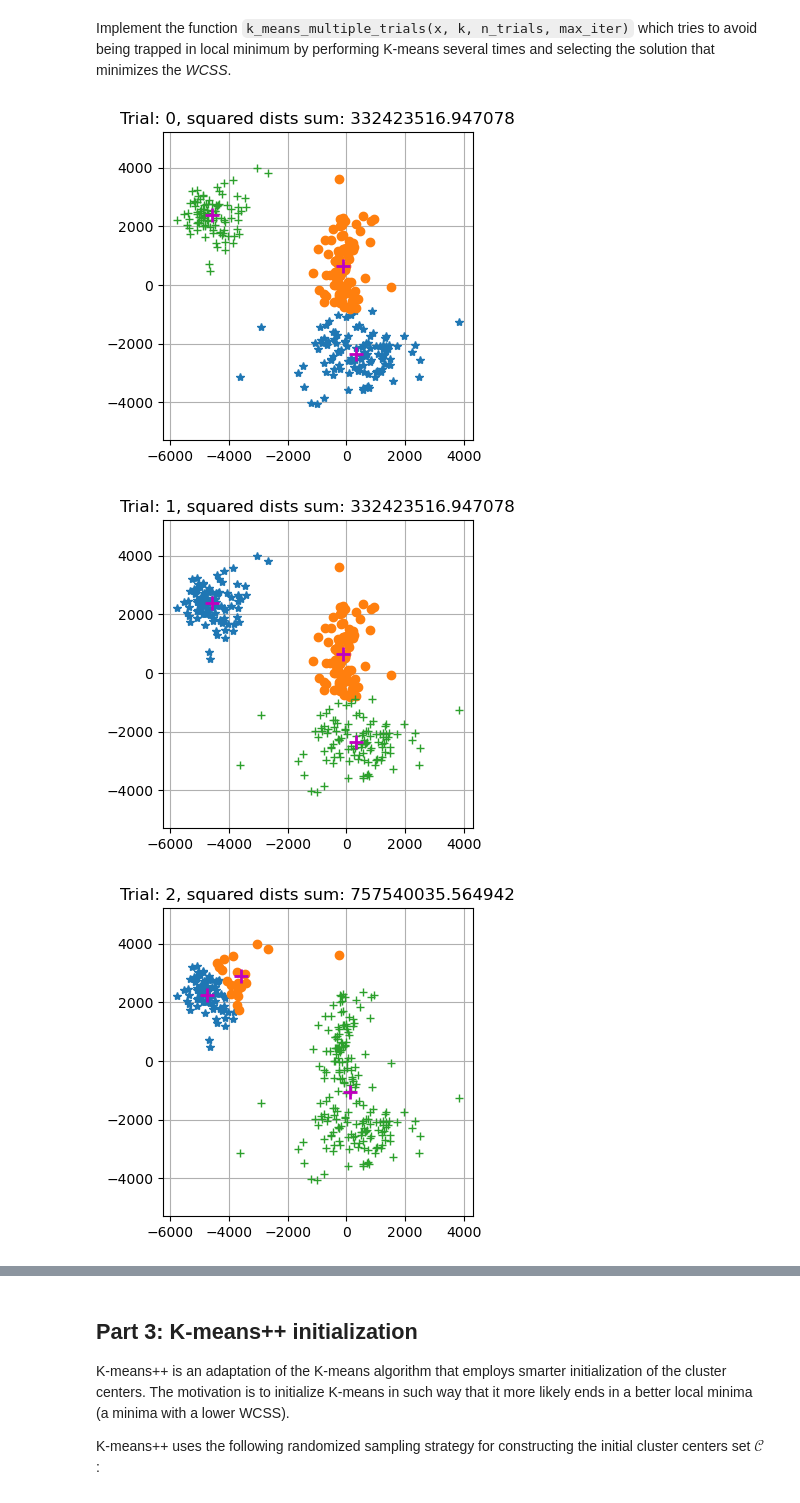
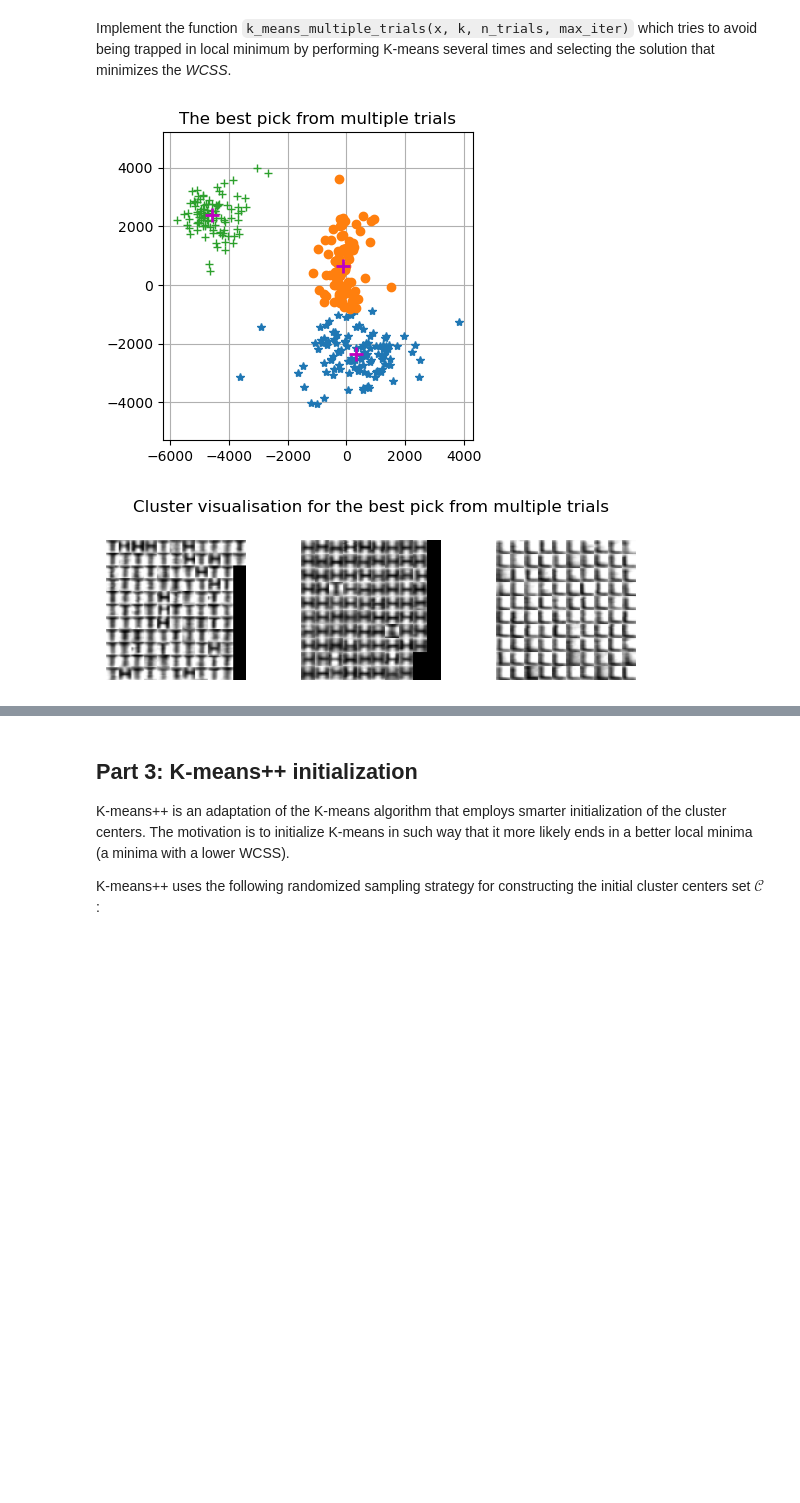
Before and after one commit to fitter0happier/Statistical-ML, a Jupyter notebook: assignment_kmeans/kmeans.ipynb, the cells around one changed output, grey strips where cells are left out. Drawn from its saved outputs; the diff is of its cells as text; code cells hidden in the pictures; blank space fills up the shorter version.

Commit message:
Finished K-means

```diff
--- a/assignment_kmeans/kmeans.ipynb
+++ b/assignment_kmeans/kmeans.ipynb
@@ -136,12 +137,11 @@ Implement the function `k_means_multiple_trials(x, k, n_trials, max_iter)` which
 # %%
 # np.random.seed(0)
 
 x = compute_measurements(letters_images)
 k = 3
-cluster_labels_m, centroids_m, x_dists_m = k_means_multiple_trials(x, k, 10, np.inf, show=True)
+cluster_labels_m, centroids_m, x_dists_m = k_means_multiple_trials(x, k, 10, np.inf, show=False)
 show_clusters(x, cluster_labels_m, centroids_m, title='The best pick from multiple trials')
 show_clustered_images(letters_images, cluster_labels_m, title='Cluster visualisation for the best pick from multiple trials')
 # %% [output]
-[figure, old version]
+[figure, new version]
-[figure, old version]
+[figure, new version]
-[figure, removed]
```
Also changed, not shown: parts of 6 cells of this notebook, 3 other files.
